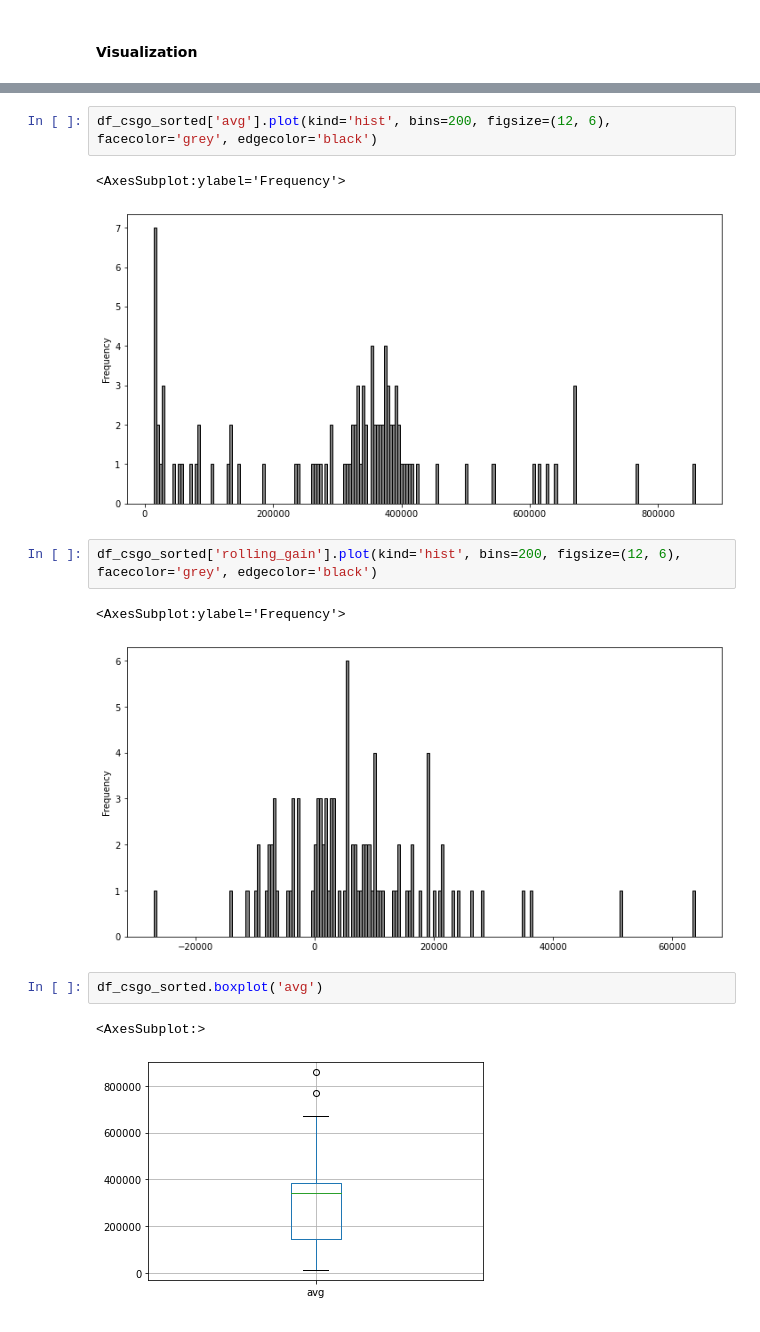
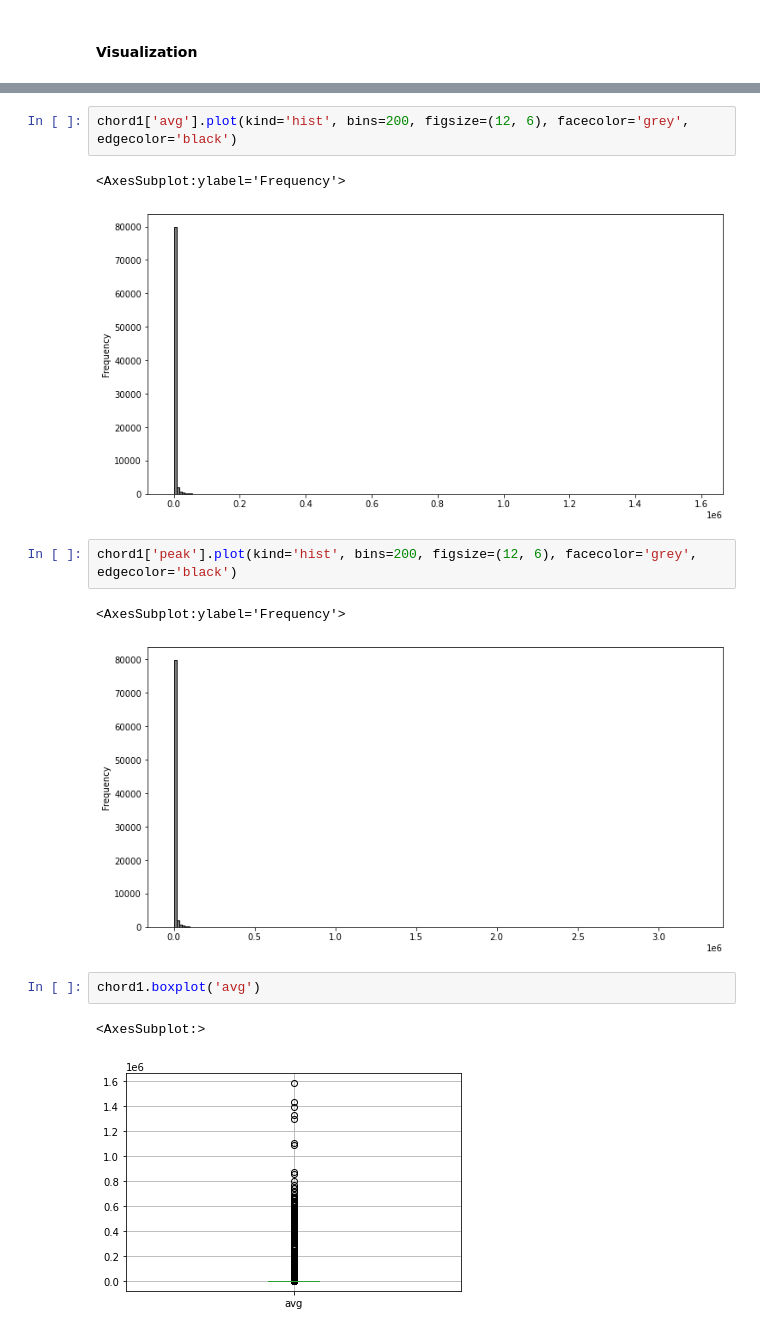
Before and after one commit to data301-2021-winter1/project-group01-project, a Jupyter notebook: notebooks/analysis1.ipynb, the cells around one changed output, grey strips where cells are left out. Cells and saved outputs as stored; diff of their text form.

```diff
--- a/notebooks/analysis1.ipynb
+++ b/notebooks/analysis1.ipynb
@@ -298,16 +251,16 @@ df_csgo_sorted['gain'].plot(kind='hist', bins=200, figsize=(12, 6), facecolor='g
 # %%
-df_csgo_sorted['avg'].plot(kind='hist', bins=200, figsize=(12, 6), facecolor='grey', edgecolor='black')
+chord1['avg'].plot(kind='hist', bins=200, figsize=(12, 6), facecolor='grey', edgecolor='black')
 # %% [output]
 <AxesSubplot:ylabel='Frequency'>
-[figure, old version]
+[figure, new version]
 # %%
-df_csgo_sorted['rolling_gain'].plot(kind='hist', bins=200, figsize=(12, 6), facecolor='grey', edgecolor='black')
+chord1['peak'].plot(kind='hist', bins=200, figsize=(12, 6), facecolor='grey', edgecolor='black')
 # %% [output]
 <AxesSubplot:ylabel='Frequency'>
-[figure, old version]
+[figure, new version]
 # %%
-df_csgo_sorted.boxplot('avg')
+chord1.boxplot('avg')
 # %% [output]
 <AxesSubplot:>
-[figure, old version]
+[figure, new version]
 # %%
```
Also changed, not shown: parts of 13 cells of this notebook, 1 other file.
